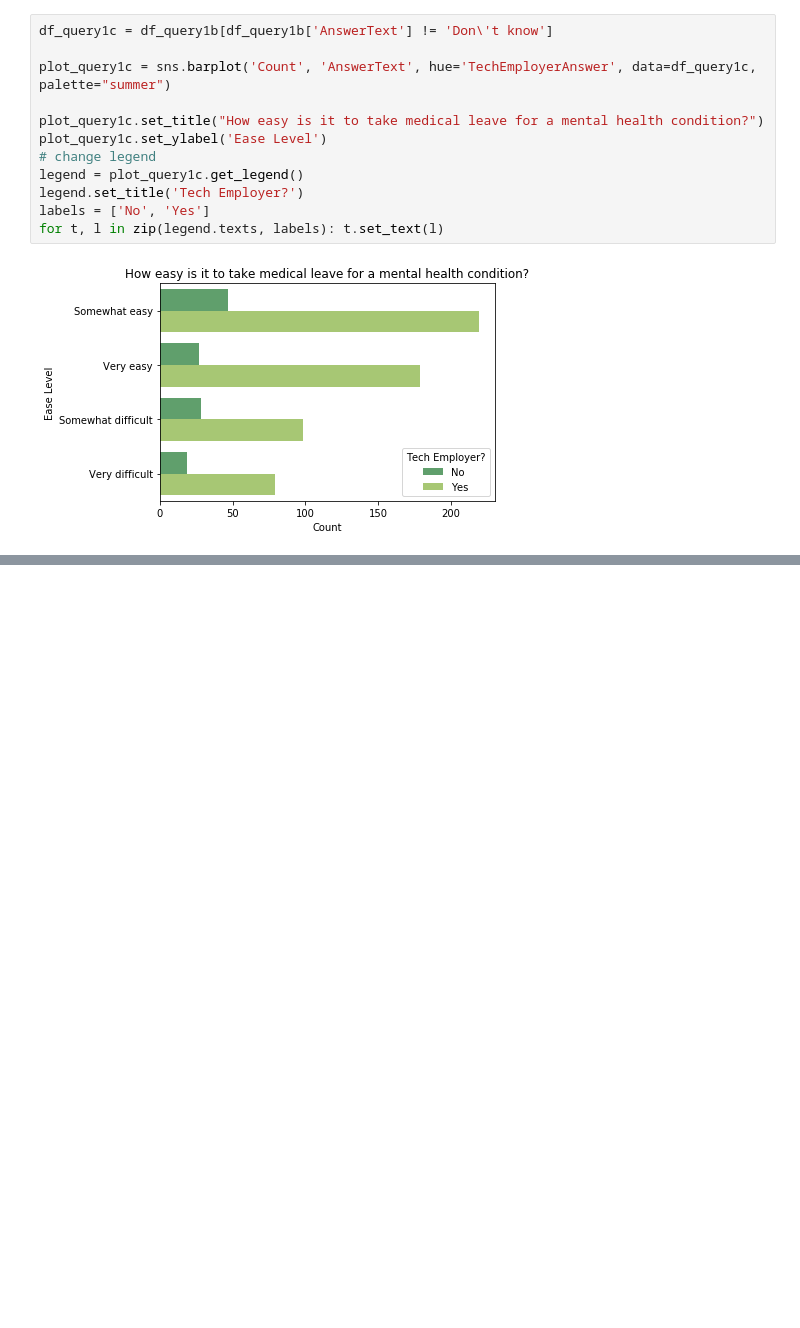
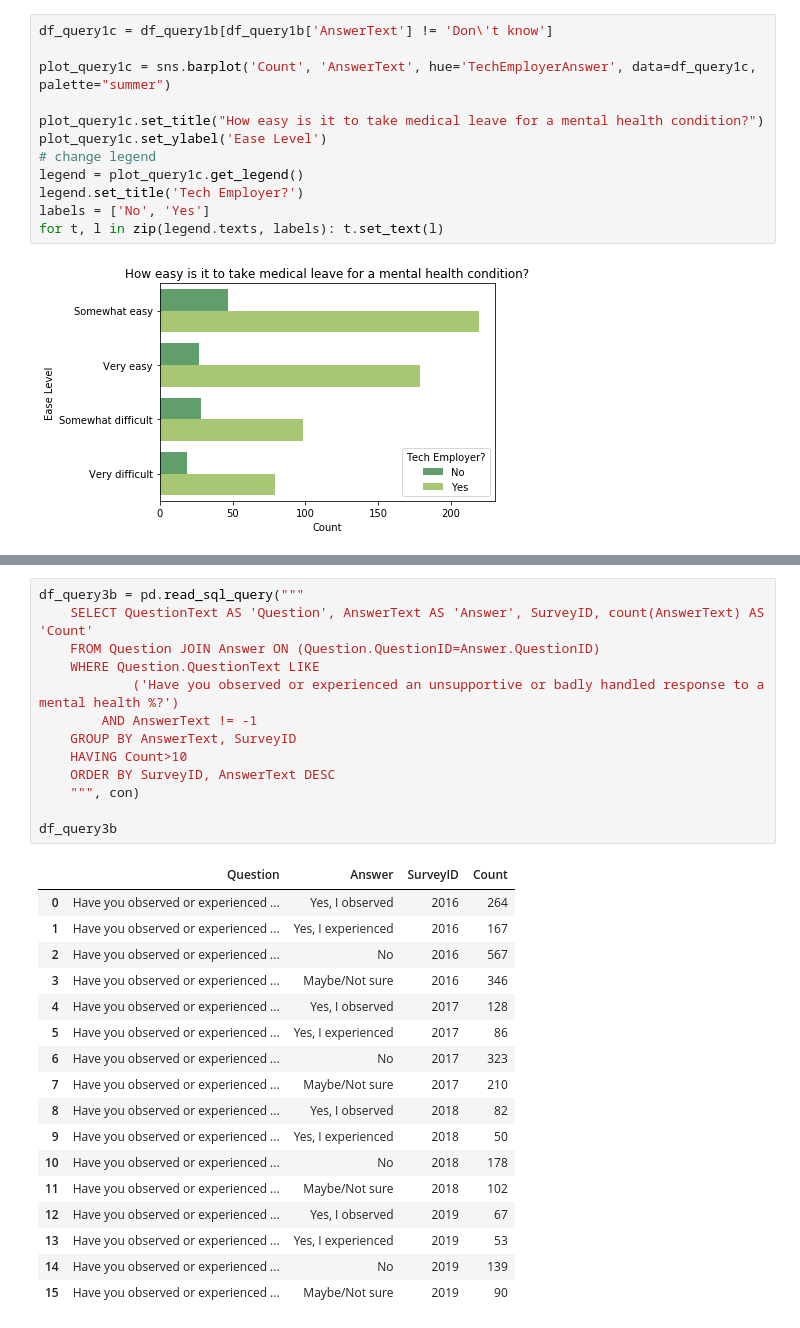
Before and after one commit to laimich/Tech-Mental-Health-Survey-Data-Analysis, a Jupyter notebook: mental_health_survey_data_analysis.ipynb, the cells around one changed output, grey strips where cells are left out. Drawn from its saved outputs; the diff is of its cells as text; blank space fills up the shorter version.

```diff
--- a/mental_health_survey_data_analysis.ipynb
+++ b/mental_health_survey_data_analysis.ipynb
@@ -156,0 +193,31 @@ Text(0.5,1,'Do you think discussing mental health issues with your tech employer
+# %%
+df_query3b = pd.read_sql_query("""
+    SELECT QuestionText AS 'Question', AnswerText AS 'Answer', SurveyID, count(AnswerText) AS 'Count'
+    FROM Question JOIN Answer ON (Question.QuestionID=Answer.QuestionID)
+    WHERE Question.QuestionText LIKE
+            ('Have you observed or experienced an unsupportive or badly handled response to a mental health %?')
+        AND AnswerText != -1
+    GROUP BY AnswerText, SurveyID
+    HAVING Count>10
+    ORDER BY SurveyID, AnswerText DESC
+    """, con)
+
+df_query3b
+# %% [output]
+|  | Question | Answer | SurveyID | Count |
+| 0 | Have you observed or experienced ... | Yes, I observed | 2016 | 264 |
+| 1 | Have you observed or experienced ... | Yes, I experienced | 2016 | 167 |
+| 2 | Have you observed or experienced ... | No | 2016 | 567 |
+| 3 | Have you observed or experienced ... | Maybe/Not sure | 2016 | 346 |
+| 4 | Have you observed or experienced ... | Yes, I observed | 2017 | 128 |
+| 5 | Have you observed or experienced ... | Yes, I experienced | 2017 | 86 |
+| 6 | Have you observed or experienced ... | No | 2017 | 323 |
+| 7 | Have you observed or experienced ... | Maybe/Not sure | 2017 | 210 |
+| 8 | Have you observed or experienced ... | Yes, I observed | 2018 | 82 |
+| 9 | Have you observed or experienced ... | Yes, I experienced | 2018 | 50 |
+| 10 | Have you observed or experienced ... | No | 2018 | 178 |
+| 11 | Have you observed or experienced ... | Maybe/Not sure | 2018 | 102 |
+| 12 | Have you observed or experienced ... | Yes, I observed | 2019 | 67 |
+| 13 | Have you observed or experienced ... | Yes, I experienced | 2019 | 53 |
+| 14 | Have you observed or experienced ... | No | 2019 | 139 |
+| 15 | Have you observed or experienced ... | Maybe/Not sure | 2019 | 90 |
```
Also changed, not shown: parts of 10 cells of this notebook.
